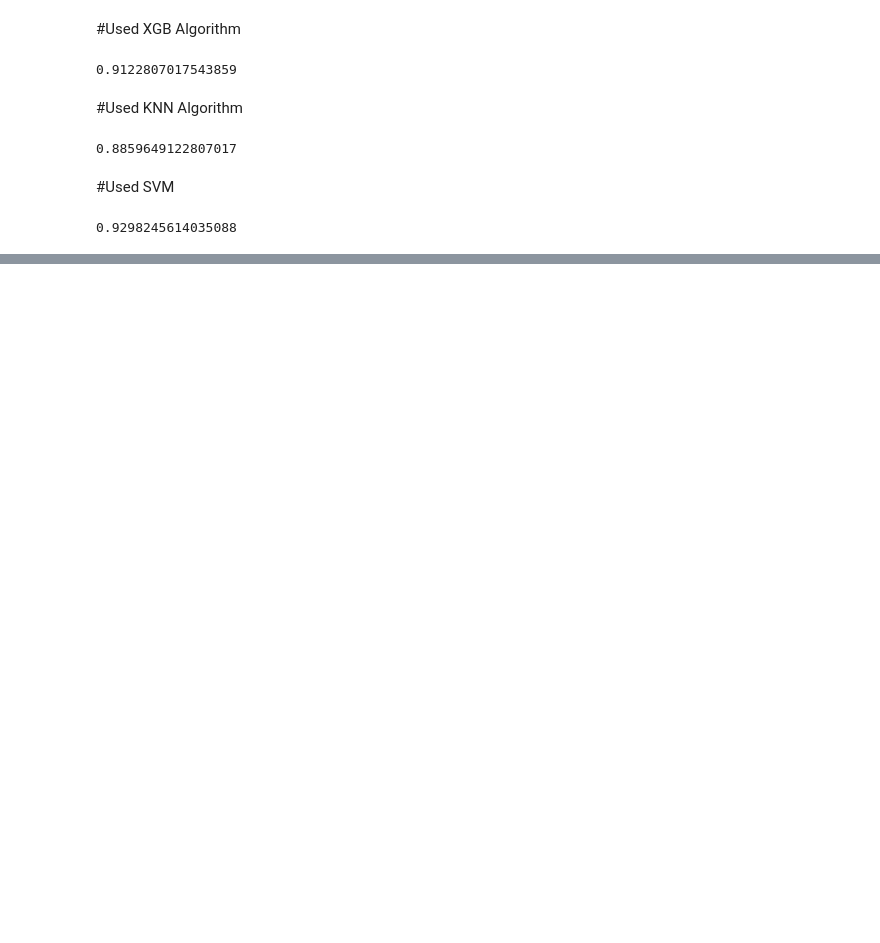
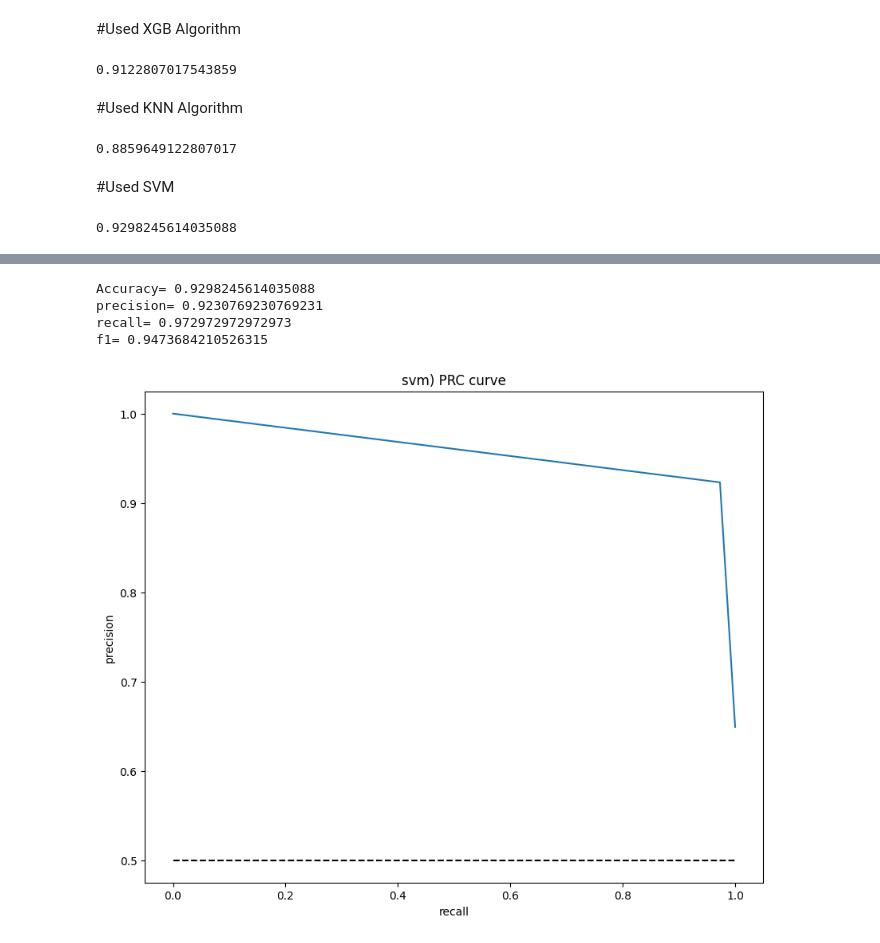
Before and after one commit to MoazzemhossainMoazz/EDGE_AI, a Jupyter notebook: EDGE_classWork(5_8_2023).ipynb, the cells around one changed output, grey strips where cells are left out. Saved outputs shown, nothing was run; the diff lists cells and outputs as text; code cells hidden in the pictures; blank space fills up the shorter version.

Commit message:
Added curve graph

```diff
--- a/EDGE_classWork(5_8_2023).ipynb
+++ b/EDGE_classWork(5_8_2023).ipynb
@@ -217,0 +258,26 @@ print(accuracy_score(y_test, predictions4))
+# %%
+Accuracy=accuracy_score(y_test, predictions4)
+precision=precision_score(y_test, predictions4)
+recall=recall_score(y_test, predictions4)
+f1=f1_score(y_test, predictions4)
+print('Accuracy=',Accuracy)
+print('precision=',precision)
+print('recall=',recall)
+print('f1=',f1)
+# %% [output]
+Accuracy= 0.9298245614035088
+precision= 0.9230769230769231
+recall= 0.972972972972973
+f1= 0.9473684210526315
+# %%
+precision, recall, thresholds = precision_recall_curve(y_test, predictions4)
+
+plt.figure(figsize = (10,8))
+plt.plot([0, 1], [0.5, 0.5],'k--')
+plt.plot(recall, precision, label = 'svm')
+plt.xlabel('recall')
+plt.ylabel('precision')
+plt.title('svm) PRC curve')
+plt.show()
+# %% [output]
+[figure, added]
```
Also changed, not shown: parts of 7 cells of this notebook.
